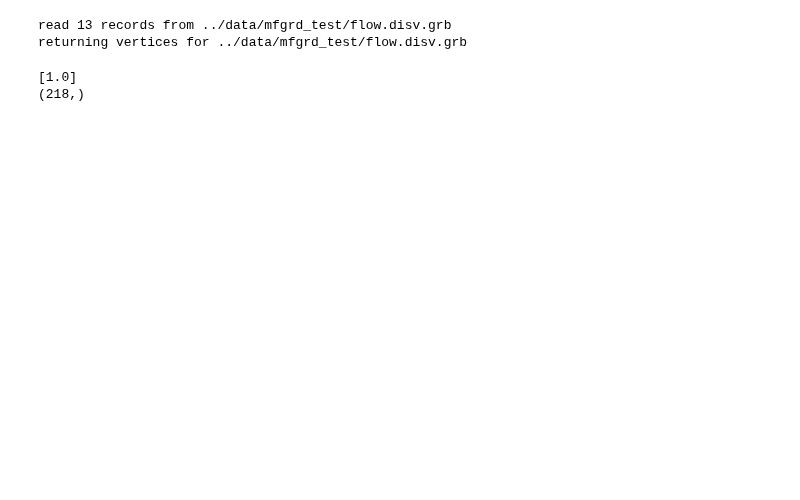
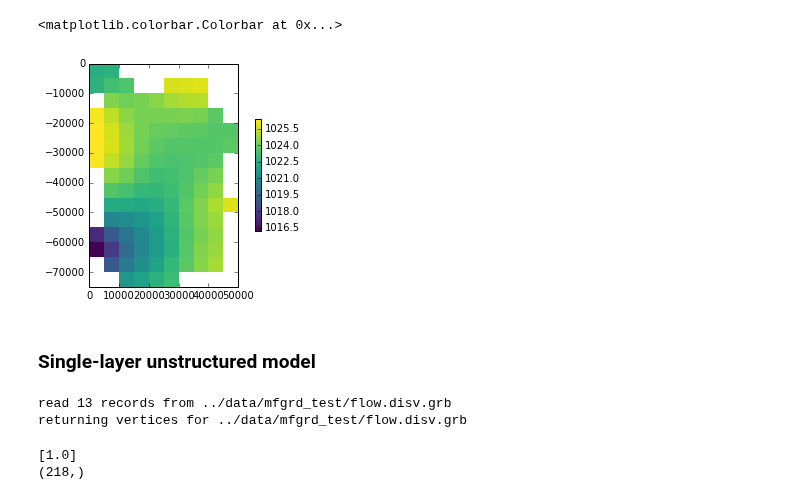
Before and after one commit to modflowpy/flopy, a Jupyter notebook: examples/Notebooks/flopy3_ReadGrdFile.ipynb, the cells around one changed output. Drawn from its saved outputs; the diff is of its cells as text; code cells hidden in the pictures; blank space fills up the shorter version.

```diff
--- a/examples/Notebooks/flopy3_ReadGrdFile.ipynb
+++ b/examples/Notebooks/flopy3_ReadGrdFile.ipynb
@@ -9,3 +84,15 @@ workspace = os.path.join('..', 'data', 'mfgrd_test')
+# %%
+mm = flopy.plot.ModelMap(sr=sr, layer=1)
+ax = plt.gca()
+ax.set_xlim(extents[:2])
+ax.set_ylim(extents[2:])
+v = mm.plot_cvfd(verts, iverts, a=h, ncpl=150, masked_values=[6999.], cmap='viridis')
+plt.colorbar(v, shrink=0.5)
+# %% [output]
+<matplotlib.colorbar.Colorbar at 0x...>
+[figure, added]
+# %% [markdown]
+### Single-layer unstructured model
 # %%
 fn = os.path.join(workspace, 'flow.disv.grb')
 grd = flopy.utils.MfGrdFile(fn, verbose=True)
```
Also changed, not shown: parts of 10 cells of this notebook, 7 other files.
